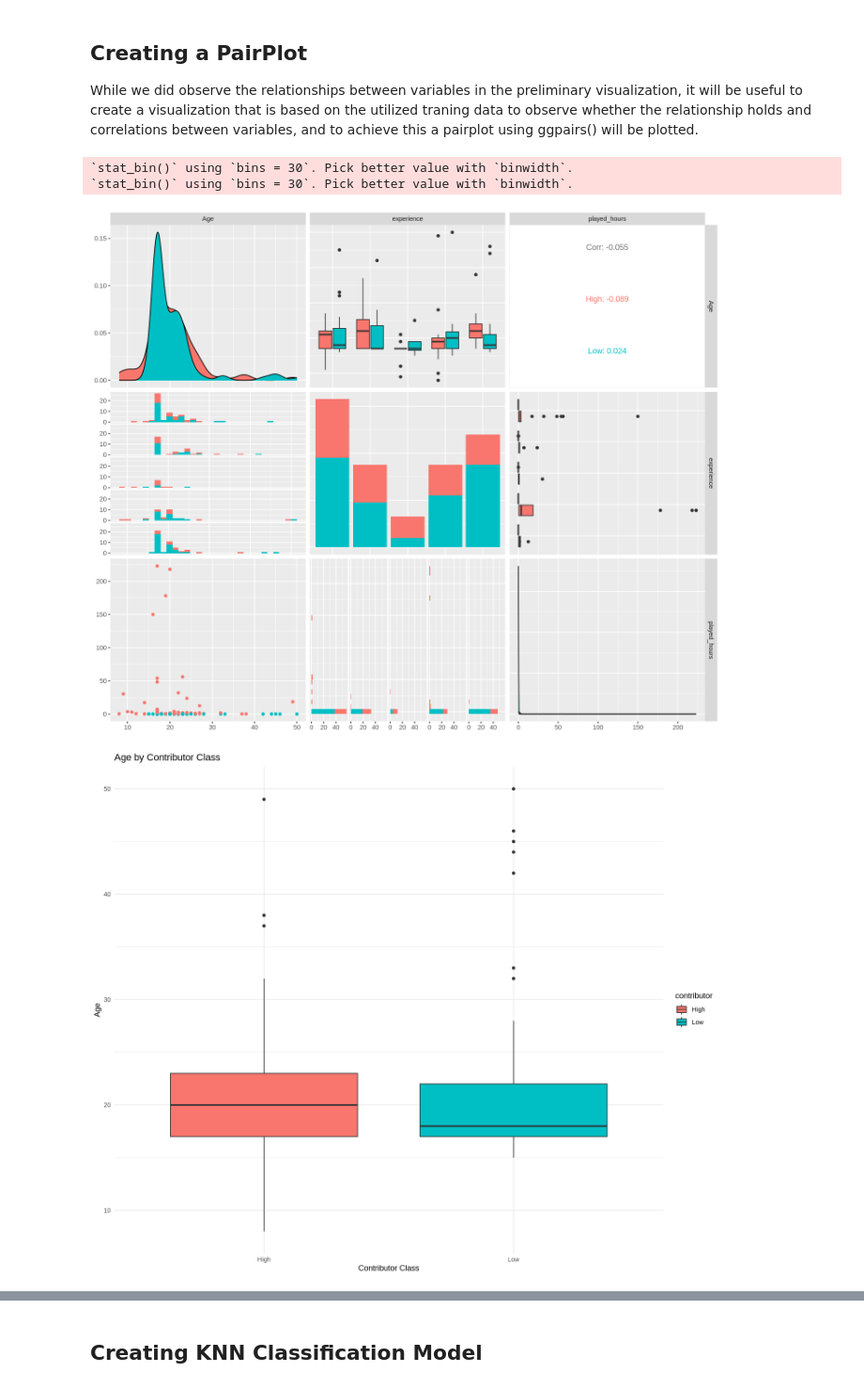
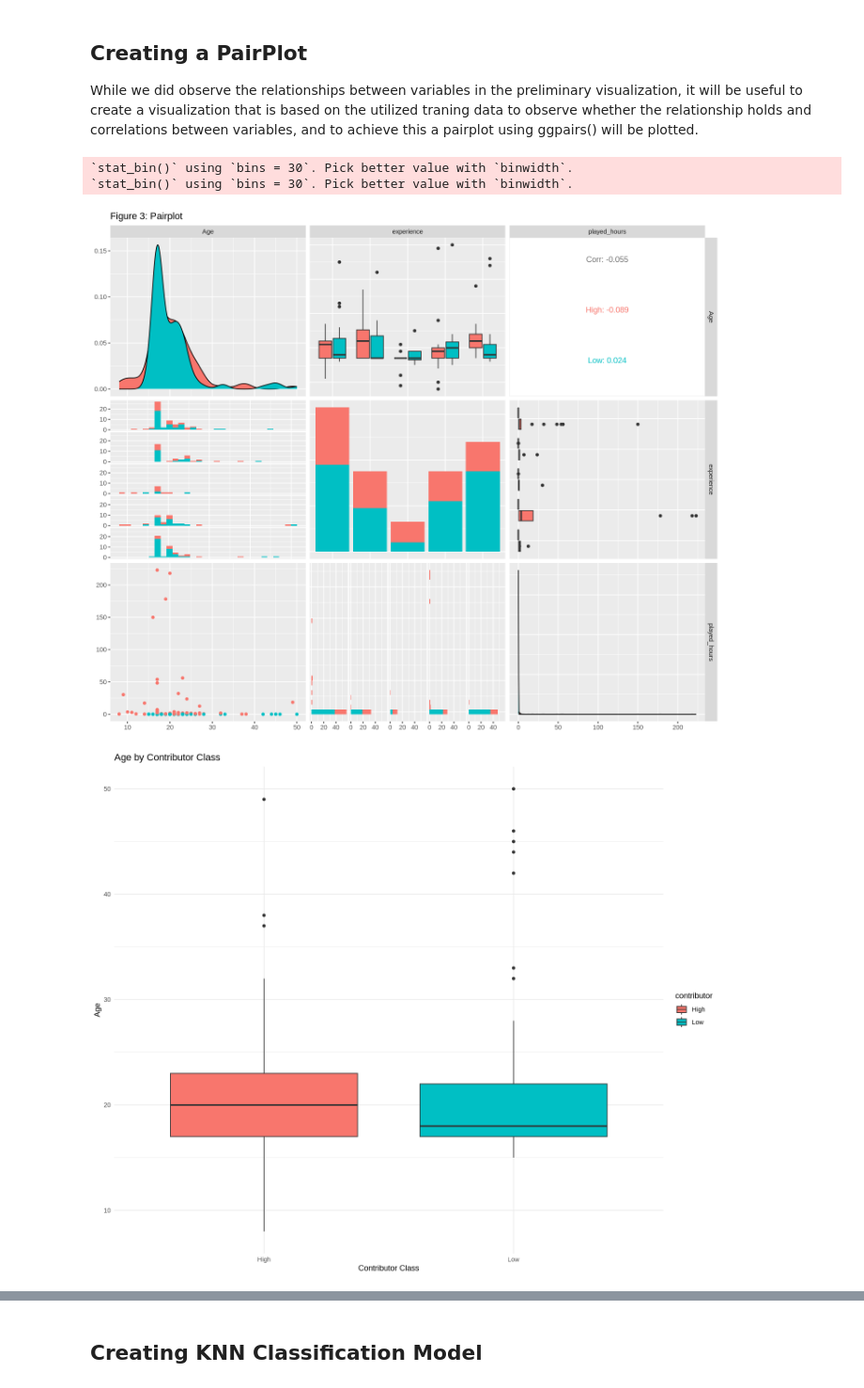
Before and after one commit to OliviaC-2/Group_project_player, a Jupyter notebook: Group_project.ipynb, the cells around one changed output, grey strips where cells are left out. Shown at 94% size. Saved outputs shown, nothing was run; the diff lists cells and outputs as text; code cells hidden in the pictures.

Commit message:
corrected figure numbers

```diff
--- a/Group_project.ipynb
+++ b/Group_project.ipynb
@@ -202,35 +202,36 @@ While we did observe the relationships between variables in the preliminary visu
 #Pairplot Visualization 3:
 
 ## note to kayleigh there are some things that look weird in the pairplot but its not neccesary to explain them, its the consequence of a pairplot
 ## basically the correlations can be explained,
 ## it shows the correlations between hours and age based on contributions
 ## and the 3 plots below the pairplot (these are part of the pairplot but plotted individually just to actually see it better) are to be explained briefly.
 ## any help needed explaining lmk.
 
-ggpairs(players, mapping = aes(color = contributor), columns = c(1, 2, 3))
+ggpairs(players, mapping = aes(color = contributor), columns = c(1, 2, 3)) +
+ggtitle("Figure 3: Pairplot")
 
 # 4. Age distribution by contributor class
 ggplot(players, aes(x = contributor, y = Age, fill = contributor)) +
   geom_boxplot() +
   labs(title = "Age by Contributor Class", y = "Age", x = "Contributor Class") +
   theme_minimal()
 
 # 5. Played hours (zoomed in) boxplot
 ggplot(players, aes(x = contributor, y = played_hours, fill = contributor)) +
   geom_boxplot() +
   coord_cartesian(ylim = c(0, 30)) +
   labs(title = "Played Hours by Contributor Class (Zoomed)", y = "Played Hours", x = "Contributor Class") +
   theme_minimal()
 
 # 6. Experience level distribution (as a bar chart)
 ggplot(players, aes(x = experience, fill = contributor)) +
   geom_bar(position = "dodge") +
   labs(title = "Experience Distribution by Contributor Class", x = "Experience Level", y = "Count") +
    theme_minimal()
 # %% [output]
 `stat_bin()` using `bins = 30`. Pick better value with `binwidth`.
 `stat_bin()` using `bins = 30`. Pick better value with `binwidth`.
-[figure, old version]
+[figure, new version]
 [figure]
 [figure]
 [figure]
```
Also changed, not shown: parts of 1 cell of this notebook.
